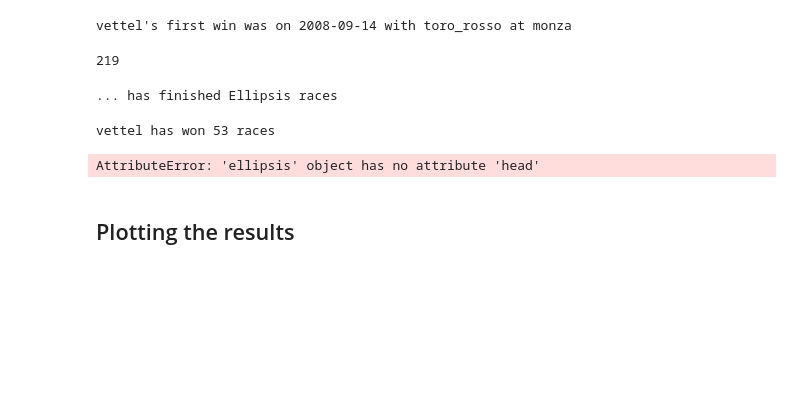
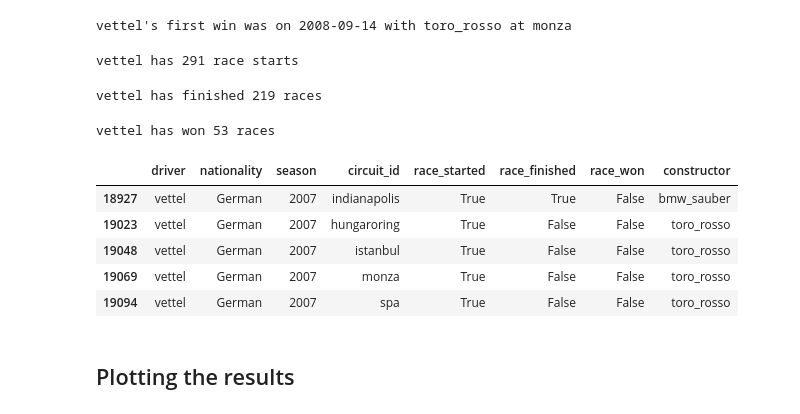
Before and after one commit to lixxie29/bootcamp, a Jupyter notebook: 2022/python_workshop/notebooks/08_pandas.ipynb, the cells around one changed output. Cells and saved outputs as stored; diff of their text form; code cells hidden in the pictures; blank space fills up the shorter version.

Commit message:
finished the career

```diff
--- a/2022/python_workshop/notebooks/08_pandas.ipynb
+++ b/2022/python_workshop/notebooks/08_pandas.ipynb
@@ -1064,17 +1071,19 @@ vettel's first win was on 2008-09-14 with toro_rosso at monza
 
 # df1 = df[(df.a != -1) & (df.b != -1)]
 
+race_starts = f1_results[(f1_results['driver'] == driver) & (~f1_results['status'].isin(['Did not qualify','Did not prequalify','Not classified']))].count()[0]
+print(f"{driver} has {race_starts} race starts")
 
-f1_results[(f1_results['driver'] == driver) & (f1_results['Status'] != "Did not qualify") & (f1_results['Status'] != "Did not prequalify") & (f1_results['Status'] != "Not classified")].value_counts().sum()
+# f1_results[(f1_results['driver'] == driver) & (f1_results['Status'] != "Did not qualify") & (f1_results['Status'] != "Did not prequalify") & (f1_results['Status'] != "Not classified")].value_counts().sum()
 # %% [output]
-219
+vettel has 291 race starts
 # %%
 # how many of those races did he actually finished?
 # hint: look for Status Finished; for this exercise, we'll not consider other statuses as successful
-races_finished = ...
+races_finished = f1_results[(f1_results['driver'] == driver) & (f1_results['status'] == 'Finished')].count()[0]
 print(f"{driver} has finished {races_finished} races")
 # %% [output]
-... has finished Ellipsis races
+vettel has finished 219 races
 # %%
 # how many has he won?
 # races_won = f1_results[(f1_results['driver'] == driver) & (f1_results['podium'] == 1)].value_counts().sum()
@@ -1082,23 +1091,45 @@ races_won = f1_results[(f1_results['driver'] == driver) & (f1_results['podium']
 print(f"{driver} has won {races_won} races")
 # %% [output]
 vettel has won 53 races
-# %%
-# create a dataframe that contains the follwing information:
-#
-# driver
-# nationality
-# season
-# circuit_id
-# race_started (Boolean)
-# race_finished (Boolean)
-# race_won (Boolean)
-# constructor
-
-f1_career = ...
-
-f1_career.head()
-# %% [output]
-AttributeError: 'ellipsis' object has no attribute 'head'
+# %%
+# create a dataframe that contains the follwing information:
+#
+# driver
+# nationality
+# season
+# circuit_id
+# race_started (Boolean)
+# race_finished (Boolean)
+# race_won (Boolean)
+# constructor
+
+# f1_career = f1_results[f1_results['driver'] == driver]
+# f1_career = f1_career.assign(
+#     race_started=lambda x: ~x.status.isin(['Did not qualify','Did not prequalify','Not classified']),
+#     races_finished=lambda x: x.status.isin(['Finished']),
+#     race_won=lambda x: x.podium == 1
+# )
+# f1_career[['driver','nationality','season','circuit_id','race_started','race_finished','race_won','constructor']]
+
+# f1_career.head(10)
+
+
+f1_career = f1_results[f1_results['driver'] == driver]
+f1_career = f1_career.assign(
+    race_started=lambda x: ~x.status.isin(['Did not qualify','Did not prequalify','Not classified']),
+    race_finished=lambda x: x.status.isin(['Finished']),
+    race_won=lambda x: x.podium == 1
+)
+f1_career = f1_career[['driver','nationality','season','circuit_id','race_started','race_finished','race_won','constructor']]
+
+f1_career.head()
+# %% [output]
+|  | driver | nationality | season | circuit_id | race_started | race_finished | race_won | constructor |
+| 18927 | vettel | German | 2007 | indianapolis | True | True | False | bmw_sauber |
+| 19023 | vettel | German | 2007 | hungaroring | True | False | False | toro_rosso |
+| 19048 | vettel | German | 2007 | istanbul | True | False | False | toro_rosso |
+| 19069 | vettel | German | 2007 | monza | True | False | False | toro_rosso |
+| 19094 | vettel | German | 2007 | spa | True | False | False | toro_rosso |
 # %% [markdown]
 ## Plotting the results
 # %%
```
Also changed, not shown: parts of 7 cells of this notebook, 1 other file.
